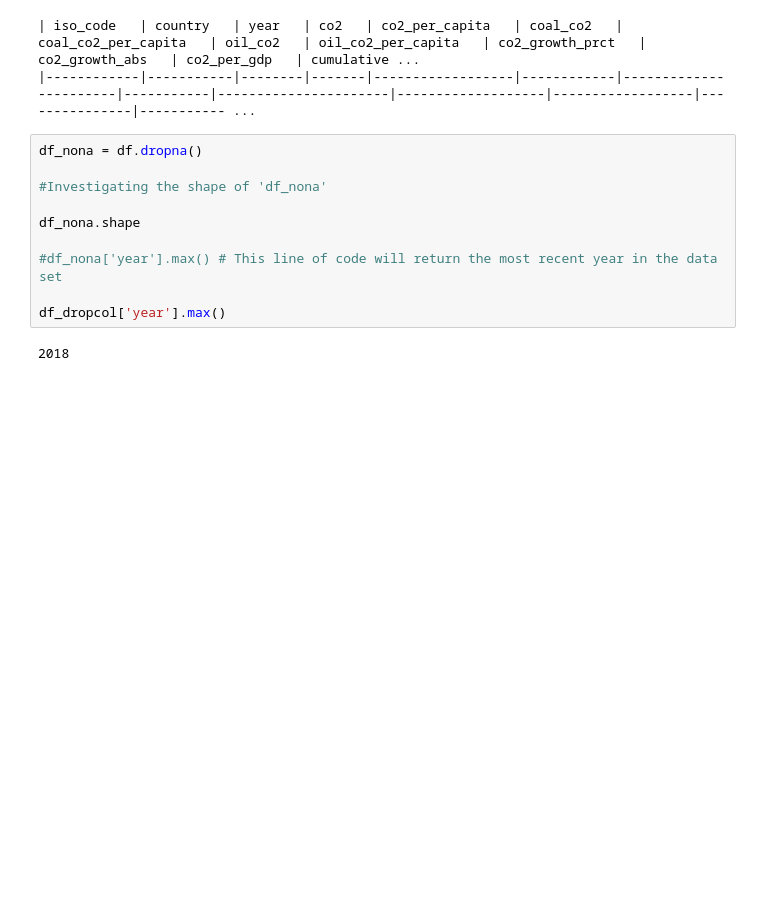
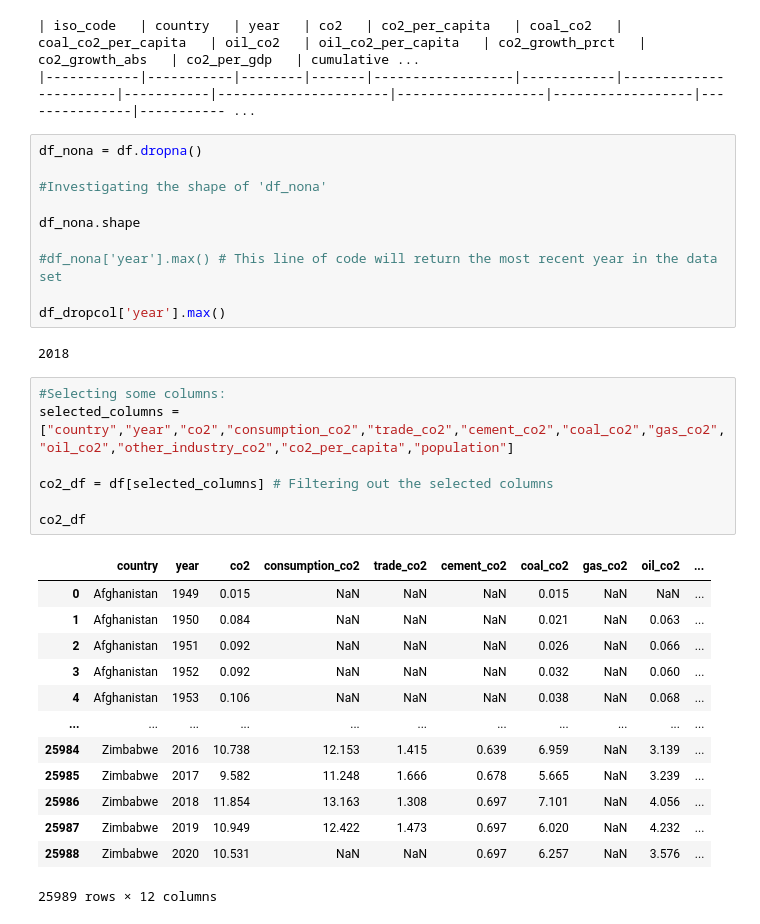
Before and after one commit to sheetal1996/Eco-lution, a Jupyter notebook: 575DataCleanign.ipynb, the cells around one changed output. Drawn from its saved outputs; the diff is of its cells as text; blank space fills up the shorter version.

```diff
--- a/575DataCleanign.ipynb
+++ b/575DataCleanign.ipynb
@@ -110,3 +110,24 @@ df_nona.shape
 df_dropcol['year'].max()
 # %% [output]
 2018
+# %%
+#Selecting some columns:
+selected_columns = ["country","year","co2","consumption_co2","trade_co2","cement_co2","coal_co2","gas_co2","oil_co2","other_industry_co2","co2_per_capita","population"]
+
+co2_df = df[selected_columns] # Filtering out the selected columns
+
+co2_df
+# %% [output]
+|  | country | year | co2 | consumption_co2 | trade_co2 | cement_co2 | coal_co2 | gas_co2 | oil_co2 | ... |
+| 0 | Afghanistan | 1949 | 0.015 | NaN | NaN | NaN | 0.015 | NaN | NaN | ... |
+| 1 | Afghanistan | 1950 | 0.084 | NaN | NaN | NaN | 0.021 | NaN | 0.063 | ... |
+| 2 | Afghanistan | 1951 | 0.092 | NaN | NaN | NaN | 0.026 | NaN | 0.066 | ... |
+| 3 | Afghanistan | 1952 | 0.092 | NaN | NaN | NaN | 0.032 | NaN | 0.060 | ... |
+| 4 | Afghanistan | 1953 | 0.106 | NaN | NaN | NaN | 0.038 | NaN | 0.068 | ... |
+| ... | ... | ... | ... | ... | ... | ... | ... | ... | ... | ... |
+| 25984 | Zimbabwe | 2016 | 10.738 | 12.153 | 1.415 | 0.639 | 6.959 | NaN | 3.139 | ... |
+| 25985 | Zimbabwe | 2017 | 9.582 | 11.248 | 1.666 | 0.678 | 5.665 | NaN | 3.239 | ... |
+| 25986 | Zimbabwe | 2018 | 11.854 | 13.163 | 1.308 | 0.697 | 7.101 | NaN | 4.056 | ... |
+| 25987 | Zimbabwe | 2019 | 10.949 | 12.422 | 1.473 | 0.697 | 6.020 | NaN | 4.232 | ... |
+| 25988 | Zimbabwe | 2020 | 10.531 | NaN | NaN | 0.697 | 6.257 | NaN | 3.576 | ... |
+25989 rows × 12 columns
```
Also changed, not shown: parts of 4 cells of this notebook.
